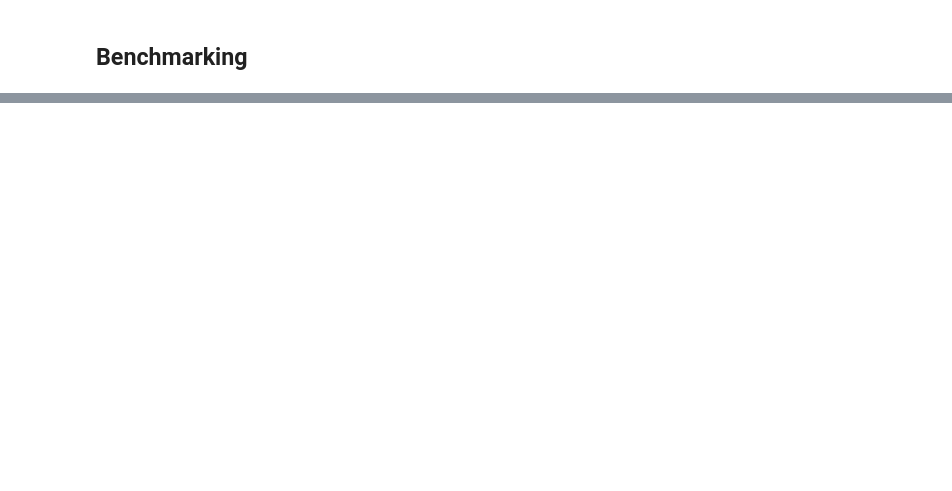
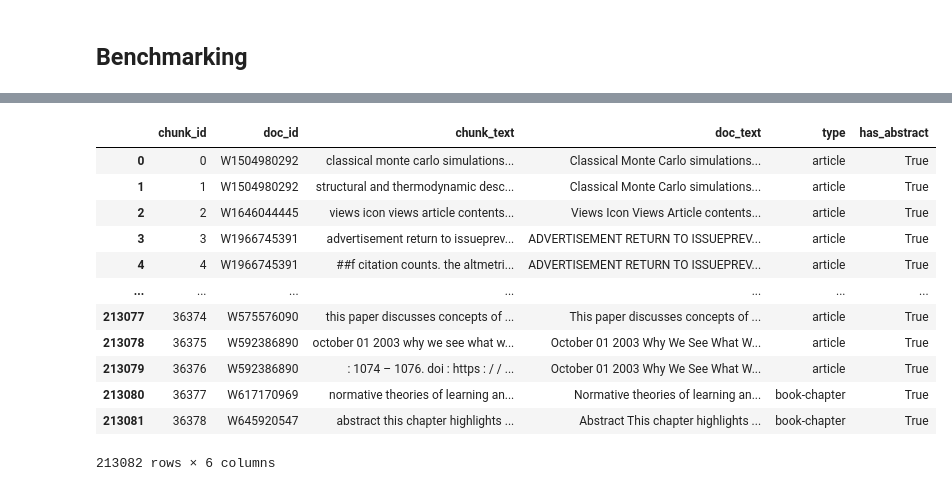
Before and after one commit to LuisCarretero/dsl-research-assistant, a Jupyter notebook: src/semantic_search/dev/benchmarking_dev.ipynb, the cells around one changed output, grey strips where cells are left out. Drawn from its saved outputs; the diff is of its cells as text; code cells hidden in the pictures; blank space fills up the shorter version.

```diff
--- a/src/semantic_search/dev/benchmarking_dev.ipynb
+++ b/src/semantic_search/dev/benchmarking_dev.ipynb
@@ -42,6 +42,11 @@ from typing import List
 from importlib import reload
 from semantic_search import utils
 reload(utils)
-from semantic_search.utils import parse_referenced_works, extract_abstract_from_md
+from semantic_search.utils import parse_list_string, extract_abstract_from_md
+
+# Set pandas display options to show wider dataframes
+pd.set_option('display.max_colwidth', None)  # Show full text in columns
+pd.set_option('display.width', 1000)         # Set the display width
+pd.set_option('display.max_columns', 20)     # Show more columns
 # %%
 df = pd.read_csv('/cluster/home/lcarretero/workspace/dsl/dsl-research-assistant/raw-data/metadata/openalex-ids+refs.csv')
@@ -98,0 +191,4 @@ Mean F1 Score: 0.1349
+# %%
+store.document_store.rename(columns={'id': 'doc_id', 'text': 'doc_text'}, inplace=True)
+store.chunk_store.rename(columns={'doc_id': 'doc_id', 'text': 'chunk_text'}, inplace=True)
+store.document_store.head()
@@ -98,0 +211,23 @@ Mean F1 Score: 0.1349
+# %%
+# Join the chunk_store and document_store on document_id
+joined_df = pd.merge(
+    store.chunk_store,
+    store.document_store,
+    on='doc_id',
+    how='left'
+)
+joined_df
+# %% [output]
+|  | chunk_id | doc_id | chunk_text | doc_text | type | has_abstract |
+| 0 | 0 | W1504980292 | classical monte carlo simulations... | Classical Monte Carlo simulations... | article | True |
+| 1 | 1 | W1504980292 | structural and thermodynamic desc... | Classical Monte Carlo simulations... | article | True |
+| 2 | 2 | W1646044445 | views icon views article contents... | Views Icon Views Article contents... | article | True |
+| 3 | 3 | W1966745391 | advertisement return to issueprev... | ADVERTISEMENT RETURN TO ISSUEPREV... | article | True |
+| 4 | 4 | W1966745391 | ##f citation counts. the altmetri... | ADVERTISEMENT RETURN TO ISSUEPREV... | article | True |
+| ... | ... | ... | ... | ... | ... | ... |
+| 213077 | 36374 | W575576090 | this paper discusses concepts of ... | This paper discusses concepts of ... | article | True |
+| 213078 | 36375 | W592386890 | october 01 2003 why we see what w... | October 01 2003 Why We See What W... | article | True |
+| 213079 | 36376 | W592386890 | : 1074 – 1076. doi : https : / / ... | October 01 2003 Why We See What W... | article | True |
+| 213080 | 36377 | W617170969 | normative theories of learning an... | Normative theories of learning an... | book-chapter | True |
+| 213081 | 36378 | W645920547 | abstract this chapter highlights ... | Abstract This chapter highlights ... | book-chapter | True |
+213082 rows × 6 columns
```
Also changed, not shown: parts of 17 cells of this notebook, 3 other files.
